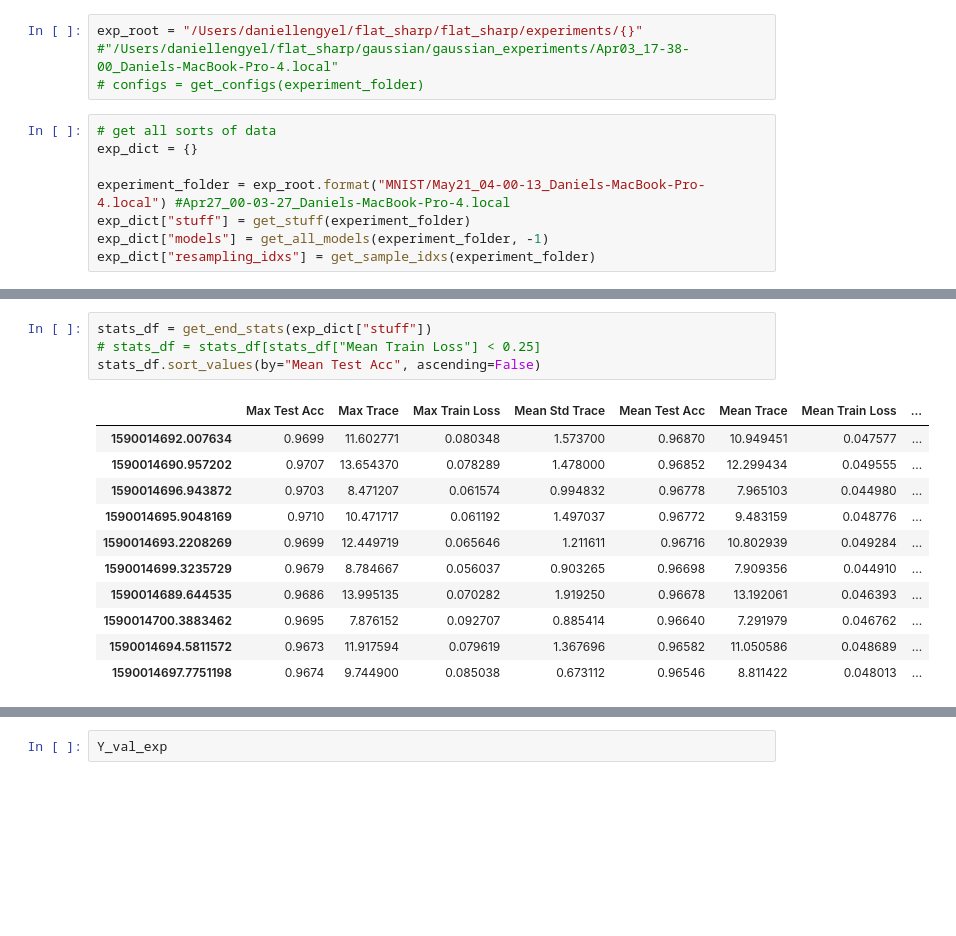
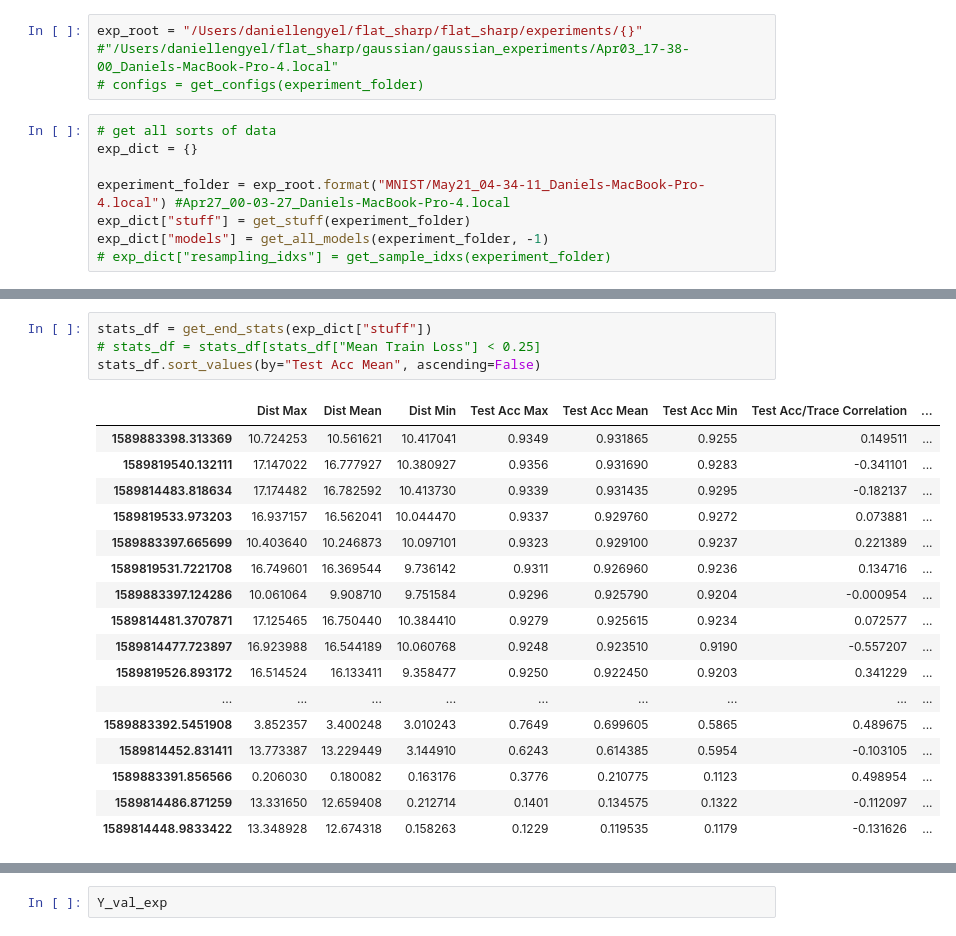
Before and after one commit to daniellengyel/flat_sharp, a Jupyter notebook: flat_sharp/Analysis.ipynb, the cells around one changed output, grey strips where cells are left out. Cells and saved outputs as stored; diff of their text form; blank space fills up the shorter version.

```diff
--- a/flat_sharp/Analysis.ipynb
+++ b/flat_sharp/Analysis.ipynb
@@ -138,10 +138,10 @@ exp_root = "/Users/daniellengyel/flat_sharp/flat_sharp/experiments/{}" #"/Users/
 # get all sorts of data
 exp_dict = {}
 
-experiment_folder = exp_root.format("MNIST/May21_04-00-13_Daniels-MacBook-Pro-4.local") #Apr27_00-03-27_Daniels-MacBook-Pro-4.local
+experiment_folder = exp_root.format("MNIST/May21_04-34-11_Daniels-MacBook-Pro-4.local") #Apr27_00-03-27_Daniels-MacBook-Pro-4.local
 exp_dict["stuff"] = get_stuff(experiment_folder)
 exp_dict["models"] = get_all_models(experiment_folder, -1)
-exp_dict["resampling_idxs"] = get_sample_idxs(experiment_folder)
+# exp_dict["resampling_idxs"] = get_sample_idxs(experiment_folder)
 # %% [output]
 Getting tsne.
 Error: tsne could not be found
@@ -173,16 +196,22 @@ stats_df.sort_values(by="Mean Test Acc", ascending=False)
 # %%
 stats_df = get_end_stats(exp_dict["stuff"])
 # stats_df = stats_df[stats_df["Mean Train Loss"] < 0.25]
-stats_df.sort_values(by="Mean Test Acc", ascending=False)
+stats_df.sort_values(by="Test Acc Mean", ascending=False)
 # %% [output]
-|  | Max Test Acc | Max Trace | Max Train Loss | Mean Std Trace | Mean Test Acc | Mean Trace | Mean Train Loss | ... |
-| 1590014692.007634 | 0.9699 | 11.602771 | 0.080348 | 1.573700 | 0.96870 | 10.949451 | 0.047577 | ... |
-| 1590014690.957202 | 0.9707 | 13.654370 | 0.078289 | 1.478000 | 0.96852 | 12.299434 | 0.049555 | ... |
-| 1590014696.943872 | 0.9703 | 8.471207 | 0.061574 | 0.994832 | 0.96778 | 7.965103 | 0.044980 | ... |
-| 1590014695.9048169 | 0.9710 | 10.471717 | 0.061192 | 1.497037 | 0.96772 | 9.483159 | 0.048776 | ... |
-| 1590014693.2208269 | 0.9699 | 12.449719 | 0.065646 | 1.211611 | 0.96716 | 10.802939 | 0.049284 | ... |
-| 1590014699.3235729 | 0.9679 | 8.784667 | 0.056037 | 0.903265 | 0.96698 | 7.909356 | 0.044910 | ... |
-| 1590014689.644535 | 0.9686 | 13.995135 | 0.070282 | 1.919250 | 0.96678 | 13.192061 | 0.046393 | ... |
-| 1590014700.3883462 | 0.9695 | 7.876152 | 0.092707 | 0.885414 | 0.96640 | 7.291979 | 0.046762 | ... |
-| 1590014694.5811572 | 0.9673 | 11.917594 | 0.079619 | 1.367696 | 0.96582 | 11.050586 | 0.048689 | ... |
-| 1590014697.7751198 | 0.9674 | 9.744900 | 0.085038 | 0.673112 | 0.96546 | 8.811422 | 0.048013 | ... |
+|  | Dist Max | Dist Mean | Dist Min | Test Acc Max | Test Acc Mean | Test Acc Min | Test Acc/Trace Correlation | ... |
+| 1589883398.313369 | 10.724253 | 10.561621 | 10.417041 | 0.9349 | 0.931865 | 0.9255 | 0.149511 | ... |
+| 1589819540.132111 | 17.147022 | 16.777927 | 10.380927 | 0.9356 | 0.931690 | 0.9283 | -0.341101 | ... |
+| 1589814483.818634 | 17.174482 | 16.782592 | 10.413730 | 0.9339 | 0.931435 | 0.9295 | -0.182137 | ... |
+| 1589819533.973203 | 16.937157 | 16.562041 | 10.044470 | 0.9337 | 0.929760 | 0.9272 | 0.073881 | ... |
+| 1589883397.665699 | 10.403640 | 10.246873 | 10.097101 | 0.9323 | 0.929100 | 0.9237 | 0.221389 | ... |
+| 1589819531.7221708 | 16.749601 | 16.369544 | 9.736142 | 0.9311 | 0.926960 | 0.9236 | 0.134716 | ... |
+| 1589883397.124286 | 10.061064 | 9.908710 | 9.751584 | 0.9296 | 0.925790 | 0.9204 | -0.000954 | ... |
+| 1589814481.3707871 | 17.125465 | 16.750440 | 10.384410 | 0.9279 | 0.925615 | 0.9234 | 0.072577 | ... |
+| 1589814477.723897 | 16.923988 | 16.544189 | 10.060768 | 0.9248 | 0.923510 | 0.9190 | -0.557207 | ... |
+| 1589819526.893172 | 16.514524 | 16.133411 | 9.358477 | 0.9250 | 0.922450 | 0.9203 | 0.341229 | ... |
+| ... | ... | ... | ... | ... | ... | ... | ... | ... |
+| 1589883392.5451908 | 3.852357 | 3.400248 | 3.010243 | 0.7649 | 0.699605 | 0.5865 | 0.489675 | ... |
+| 1589814452.831411 | 13.773387 | 13.229449 | 3.144910 | 0.6243 | 0.614385 | 0.5954 | -0.103105 | ... |
+| 1589883391.856566 | 0.206030 | 0.180082 | 0.163176 | 0.3776 | 0.210775 | 0.1123 | 0.498954 | ... |
+| 1589814486.871259 | 13.331650 | 12.659408 | 0.212714 | 0.1401 | 0.134575 | 0.1322 | -0.112097 | ... |
+| 1589814448.9833422 | 13.348928 | 12.674318 | 0.158263 | 0.1229 | 0.119535 | 0.1179 | -0.131626 | ... |
```
Also changed, not shown: parts of 12 cells of this notebook, 4 other files.
